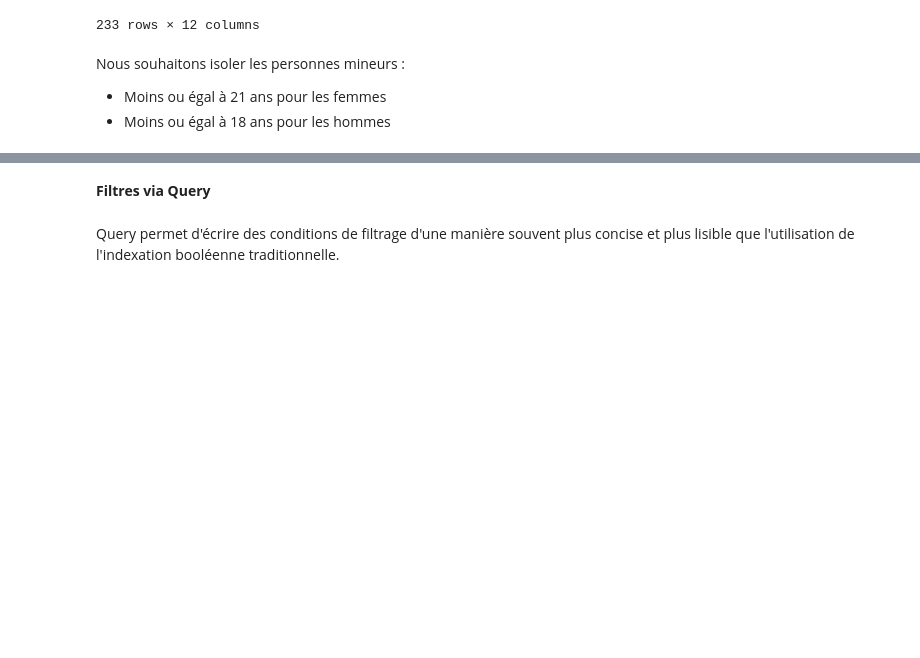
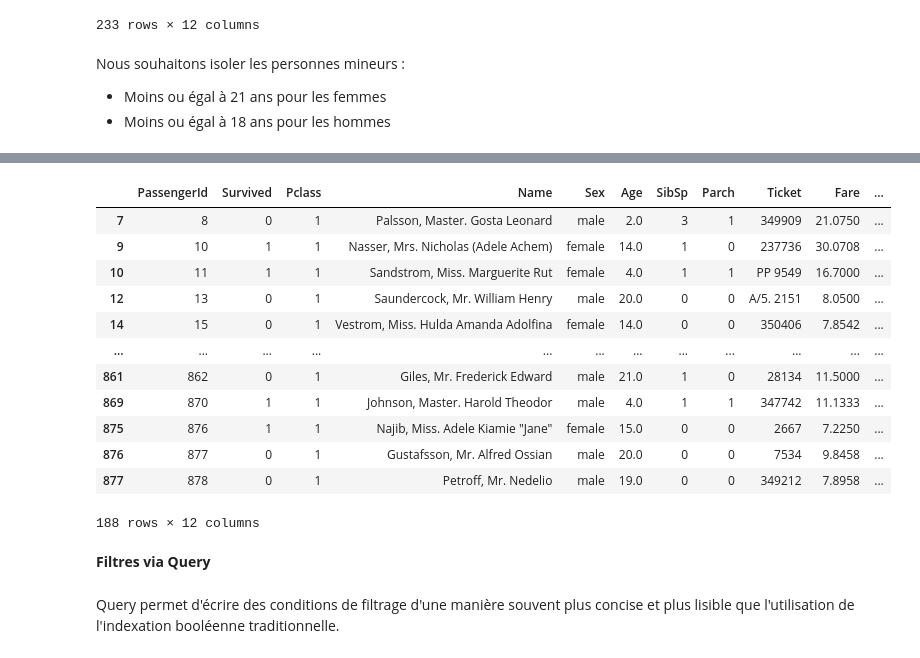
Before and after one commit to nevillemakoyi/Pandas_basic, a Jupyter notebook: notebooks/4 - data modeling avec Pandas - cours - élève.ipynb, the cells around one changed output, grey strips where cells are left out. Saved outputs shown, nothing was run; the diff lists cells and outputs as text; code cells hidden in the pictures; blank space fills up the shorter version.

```diff
--- a/notebooks/4 - data modeling avec Pandas - cours - élève.ipynb
+++ b/notebooks/4 - data modeling avec Pandas - cours - élève.ipynb
@@ -208,3 +209,19 @@ mineurs.sort_values(by=['Age'], ascending=True)
+# %%
+mineurs
+# %% [output]
+|  | PassengerId | Survived | Pclass | Name | Sex | Age | SibSp | Parch | Ticket | Fare | ... |
+| 7 | 8 | 0 | 1 | Palsson, Master. Gosta Leonard | male | 2.0 | 3 | 1 | 349909 | 21.0750 | ... |
+| 9 | 10 | 1 | 1 | Nasser, Mrs. Nicholas (Adele Achem) | female | 14.0 | 1 | 0 | 237736 | 30.0708 | ... |
+| 10 | 11 | 1 | 1 | Sandstrom, Miss. Marguerite Rut | female | 4.0 | 1 | 1 | PP 9549 | 16.7000 | ... |
+| 12 | 13 | 0 | 1 | Saundercock, Mr. William Henry | male | 20.0 | 0 | 0 | A/5. 2151 | 8.0500 | ... |
+| 14 | 15 | 0 | 1 | Vestrom, Miss. Hulda Amanda Adolfina | female | 14.0 | 0 | 0 | 350406 | 7.8542 | ... |
+| ... | ... | ... | ... | ... | ... | ... | ... | ... | ... | ... | ... |
+| 861 | 862 | 0 | 1 | Giles, Mr. Frederick Edward | male | 21.0 | 1 | 0 | 28134 | 11.5000 | ... |
+| 869 | 870 | 1 | 1 | Johnson, Master. Harold Theodor | male | 4.0 | 1 | 1 | 347742 | 11.1333 | ... |
+| 875 | 876 | 1 | 1 | Najib, Miss. Adele Kiamie "Jane" | female | 15.0 | 0 | 0 | 2667 | 7.2250 | ... |
+| 876 | 877 | 0 | 1 | Gustafsson, Mr. Alfred Ossian | male | 20.0 | 0 | 0 | 7534 | 9.8458 | ... |
+| 877 | 878 | 0 | 1 | Petroff, Mr. Nedelio | male | 19.0 | 0 | 0 | 349212 | 7.8958 | ... |
+188 rows × 12 columns
 # %% [markdown]
 <b> Filtres via Query </b>
 # %% [markdown]
```
Also changed, not shown: parts of 1 cell of this notebook.
